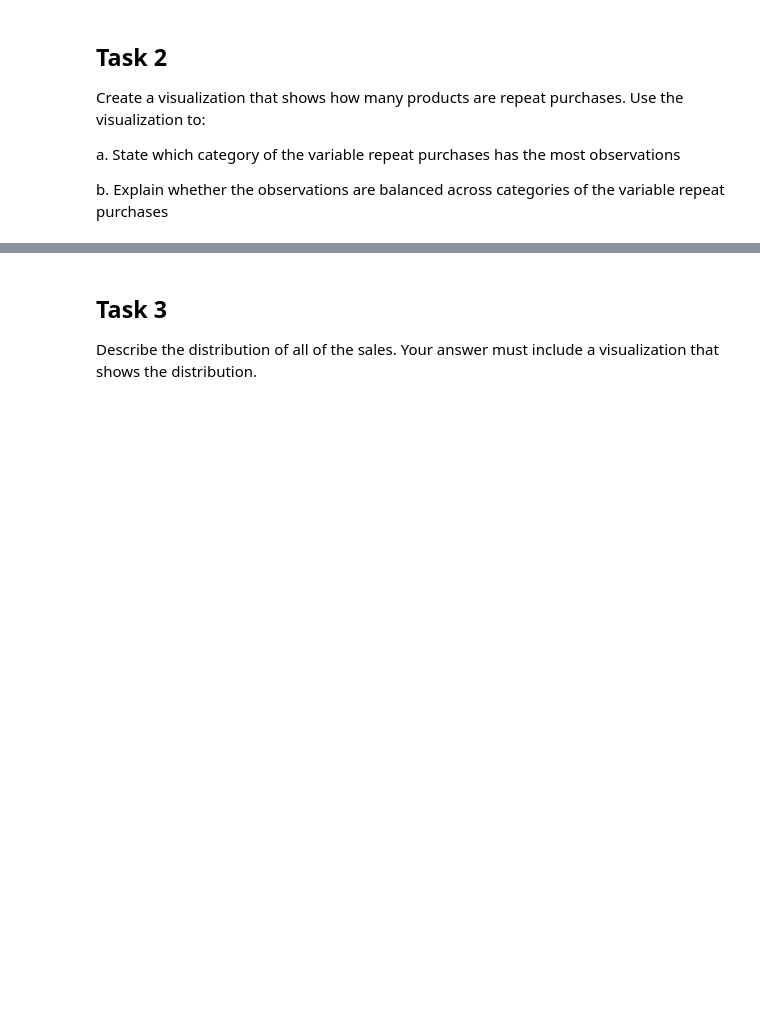
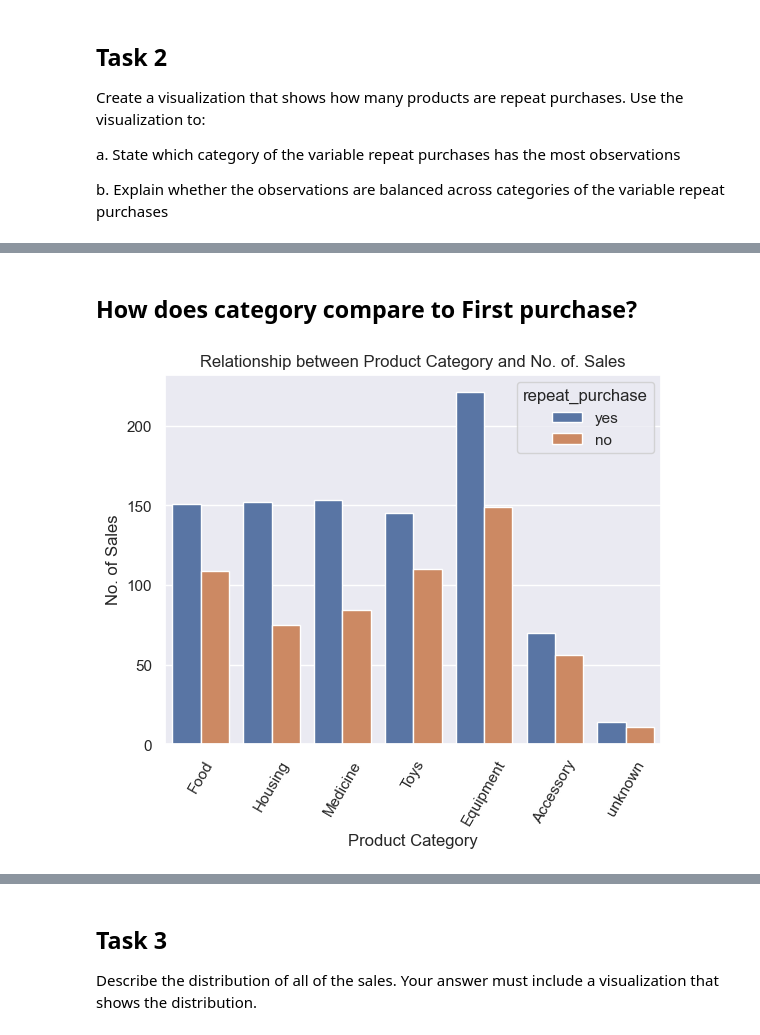
Before and after one commit to dSymon87/Data_Analytics, a Jupyter notebook: Petmind.ipynb, the cells around one changed output, grey strips where cells are left out. Saved outputs shown, nothing was run; the diff lists cells and outputs as text; code cells hidden in the pictures; blank space fills up the shorter version.

```diff
--- a/Petmind.ipynb
+++ b/Petmind.ipynb
@@ -112 +147,13 @@ plt.show()
+# %% [markdown]
+## How does category compare to First purchase?
+# %%
+sns.countplot(data= pet_supplies_2212df, x = 'category', hue='repeat_purchase')
+plt.xticks(rotation=60)
+plt.xlabel('Product Category')
+plt.ylabel('No. of Sales')
+plt.title('Relationship between Product Category and No. of. Sales')
+sns.set()
+plt.show()
+# %% [output]
+[figure, added]
 # %% [markdown]
```
Also changed, not shown: parts of 19 cells of this notebook.
